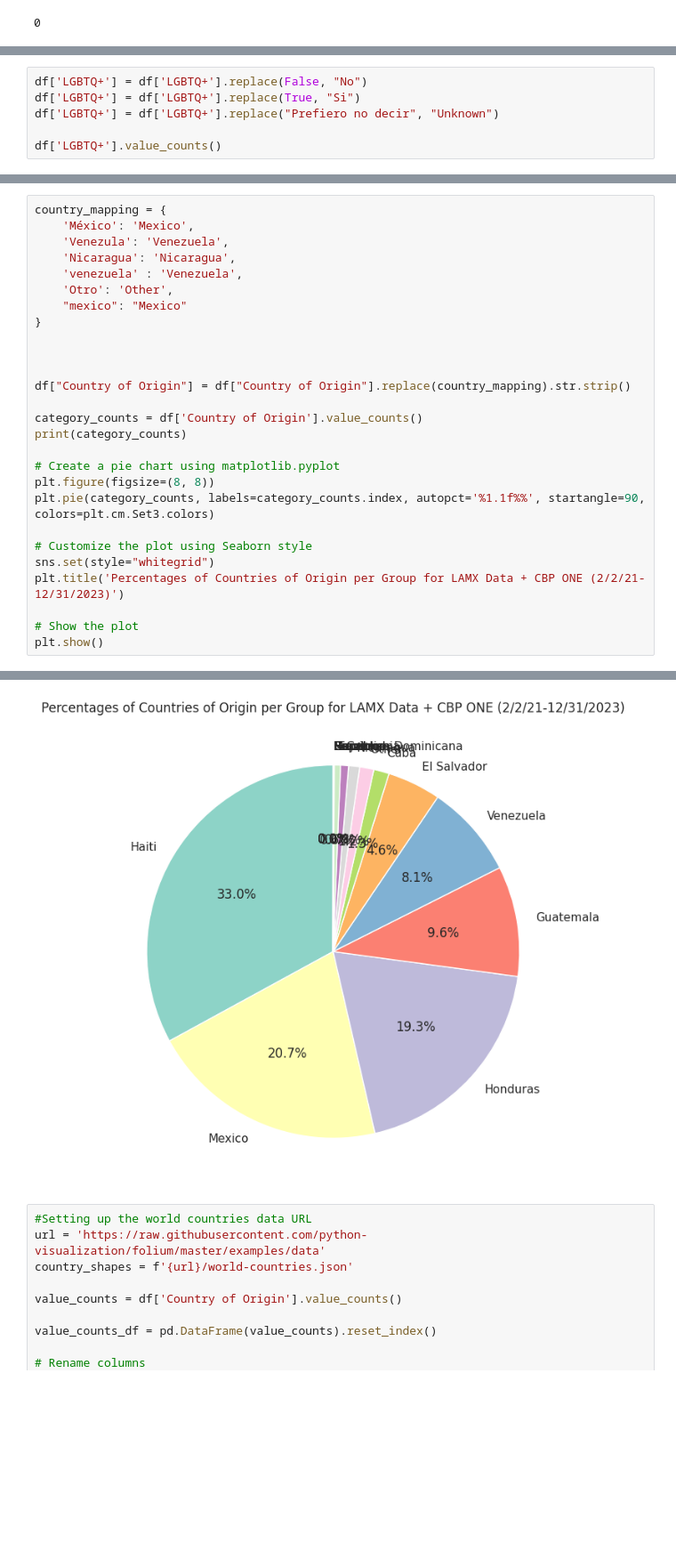
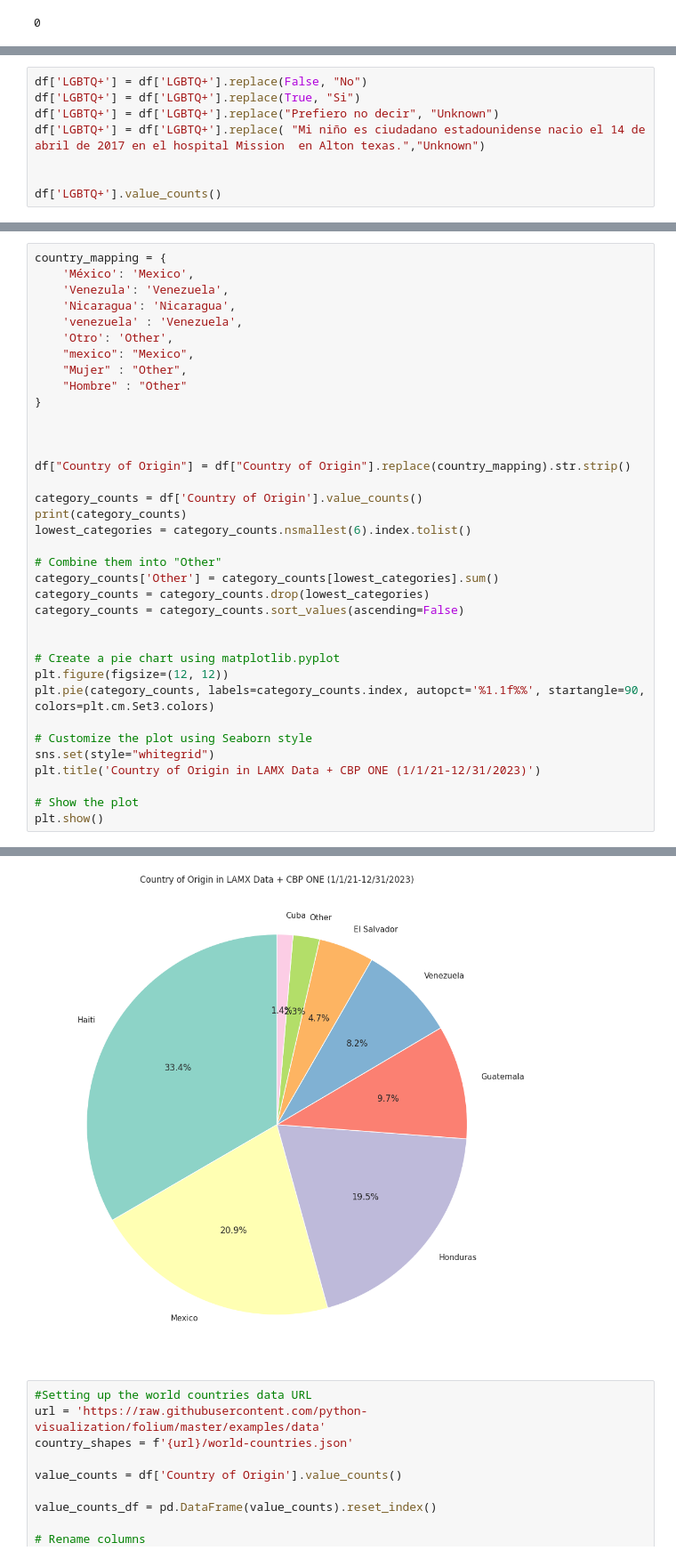
Before and after one commit to jacobgrimm/LA-Complete-Covid-Datat, a Jupyter notebook: examine_full_data.ipynb, the cells around one changed output, grey strips where cells are left out. Shown at 89% size. Cells and saved outputs as stored; diff of their text form; blank space fills up the shorter version.

Commit message:
fixed examine full data notebook, added t42 wait time notebook

```diff
--- a/examine_full_data.ipynb
+++ b/examine_full_data.ipynb
@@ -75,6 +75,8 @@ df['Total Family Members'].sum()
 df['LGBTQ+'] = df['LGBTQ+'].replace(False, "No")
 df['LGBTQ+'] = df['LGBTQ+'].replace(True, "Si")
 df['LGBTQ+'] = df['LGBTQ+'].replace("Prefiero no decir", "Unknown")
+df['LGBTQ+'] = df['LGBTQ+'].replace( "Mi niño es ciudadano estadounidense nacio el 14 de abril de 2017 en el hospital Mission  en Alton texas.","Unknown")
+
 
 df['LGBTQ+'].value_counts()
 # %% [output]
@@ -106,7 +107,9 @@ country_mapping = {
     'Nicaragua': 'Nicaragua',
     'venezuela' : 'Venezuela',
     'Otro': 'Other',
-    "mexico": "Mexico"
+    "mexico": "Mexico",
+    "Mujer" : "Other",
+    "Hombre" : "Other"
 }
 
 
@@ -115,14 +118,21 @@ df["Country of Origin"] = df["Country of Origin"].replace(country_mapping).str.s
 
 category_counts = df['Country of Origin'].value_counts()
 print(category_counts)
+lowest_categories = category_counts.nsmallest(6).index.tolist()
+
+# Combine them into "Other"
+category_counts['Other'] = category_counts[lowest_categories].sum()
+category_counts = category_counts.drop(lowest_categories)
+category_counts = category_counts.sort_values(ascending=False)
+
 
 # Create a pie chart using matplotlib.pyplot
-plt.figure(figsize=(8, 8))
+plt.figure(figsize=(12, 12))
 plt.pie(category_counts, labels=category_counts.index, autopct='%1.1f%%', startangle=90, colors=plt.cm.Set3.colors)
 
 # Customize the plot using Seaborn style
 sns.set(style="whitegrid")
-plt.title('Percentages of Countries of Origin per Group for LAMX Data + CBP ONE (2/2/21-12/31/2023)')
+plt.title('Country of Origin in LAMX Data + CBP ONE (1/1/21-12/31/2023)')
 
 # Show the plot
 plt.show()
@@ -147,5 +155,5 @@ Mujer                      1
 Name: count, dtype: int64
-[figure, old version]
+[figure, new version]
 # %%
 #Setting up the world countries data URL
 url = 'https://raw.githubusercontent.com/python-visualization/folium/master/examples/data'
```
Also changed, not shown: parts of 9 cells of this notebook, 8 other files.
